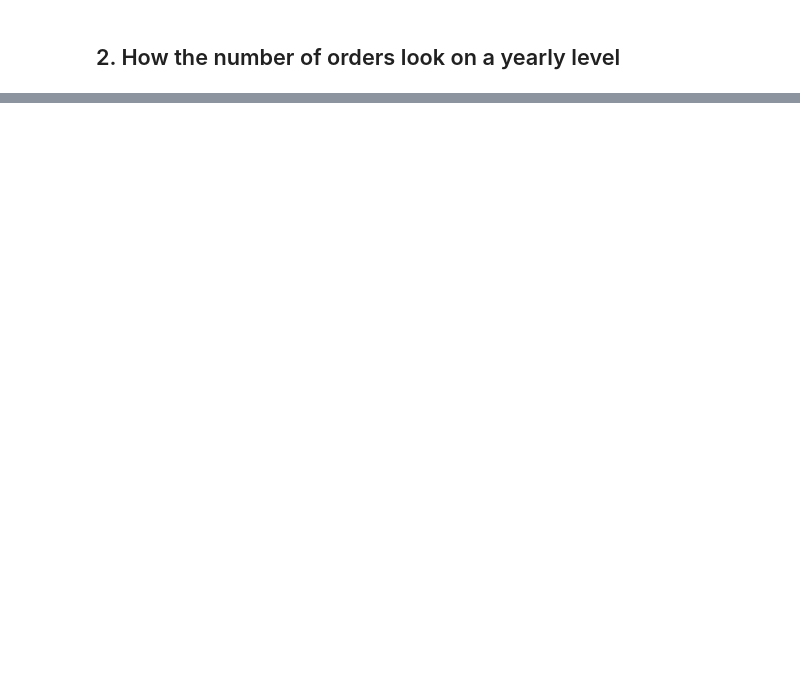
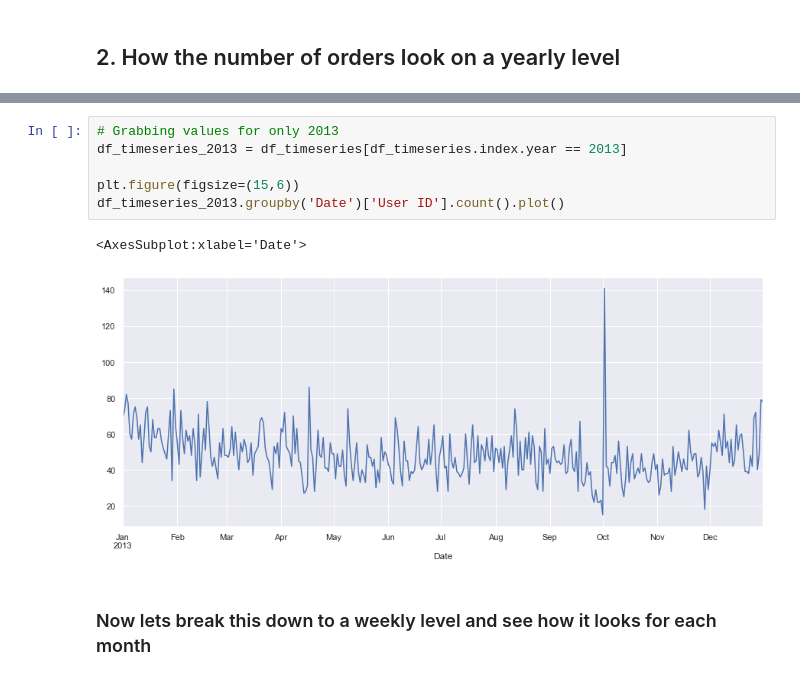
Before and after one commit to Shaheerairaj/Amazon-Product-Recommendation-System, a Jupyter notebook: Amazon Project/Amazon Project.ipynb, the cells around one changed output, grey strips where cells are left out. Drawn from its saved outputs; the diff is of its cells as text; blank space fills up the shorter version.

```diff
--- a/Amazon Project/Amazon Project.ipynb
+++ b/Amazon Project/Amazon Project.ipynb
@@ -181,0 +227,11 @@ plt.show()
+# %%
+# Grabbing values for only 2013
+df_timeseries_2013 = df_timeseries[df_timeseries.index.year == 2013]
+
+plt.figure(figsize=(15,6))
+df_timeseries_2013.groupby('Date')['User ID'].count().plot()
+# %% [output]
+<AxesSubplot:xlabel='Date'>
+[figure, added]
+# %% [markdown]
+### Now lets break this down to a weekly level and see how it looks for each month
```
Also changed, not shown: parts of 19 cells of this notebook.
